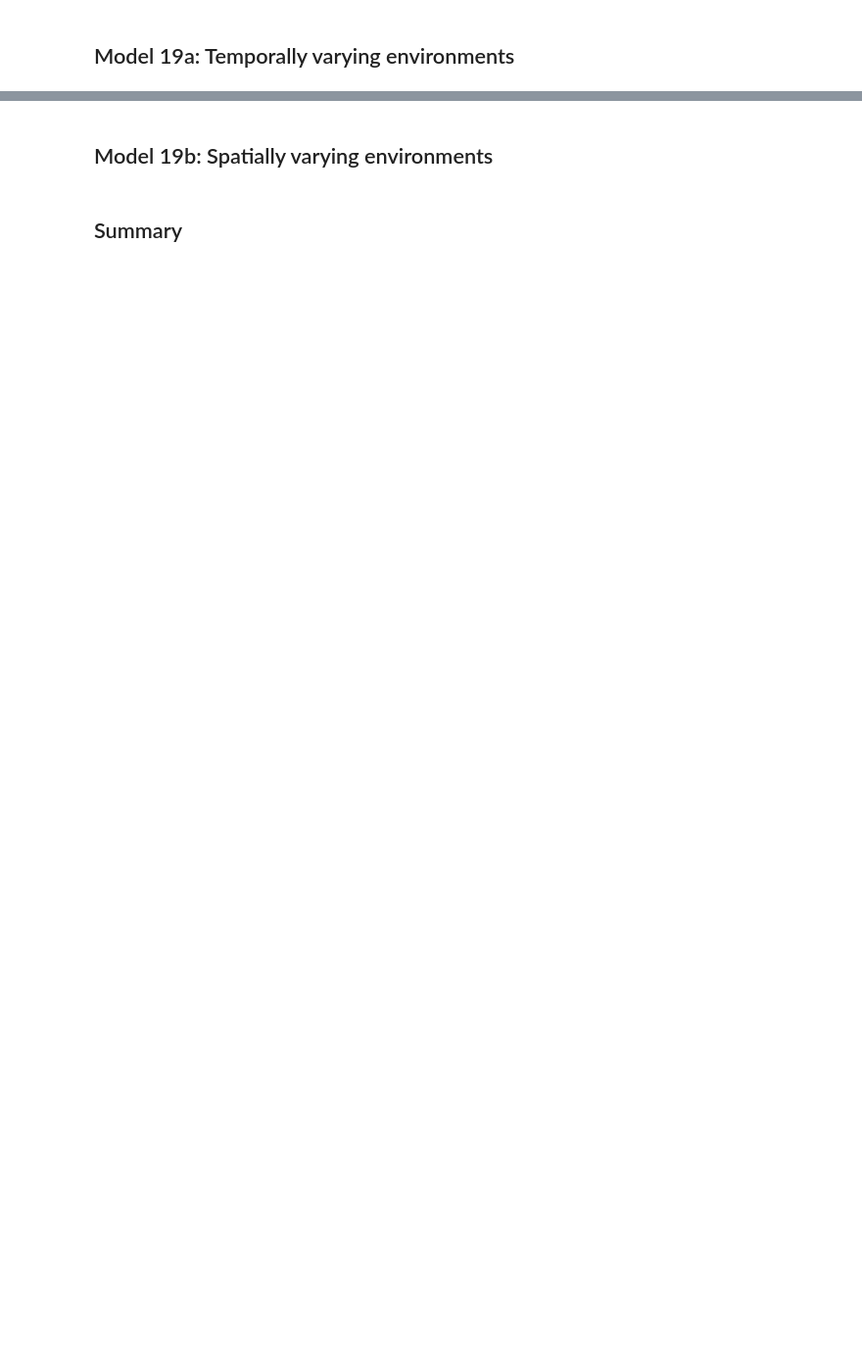
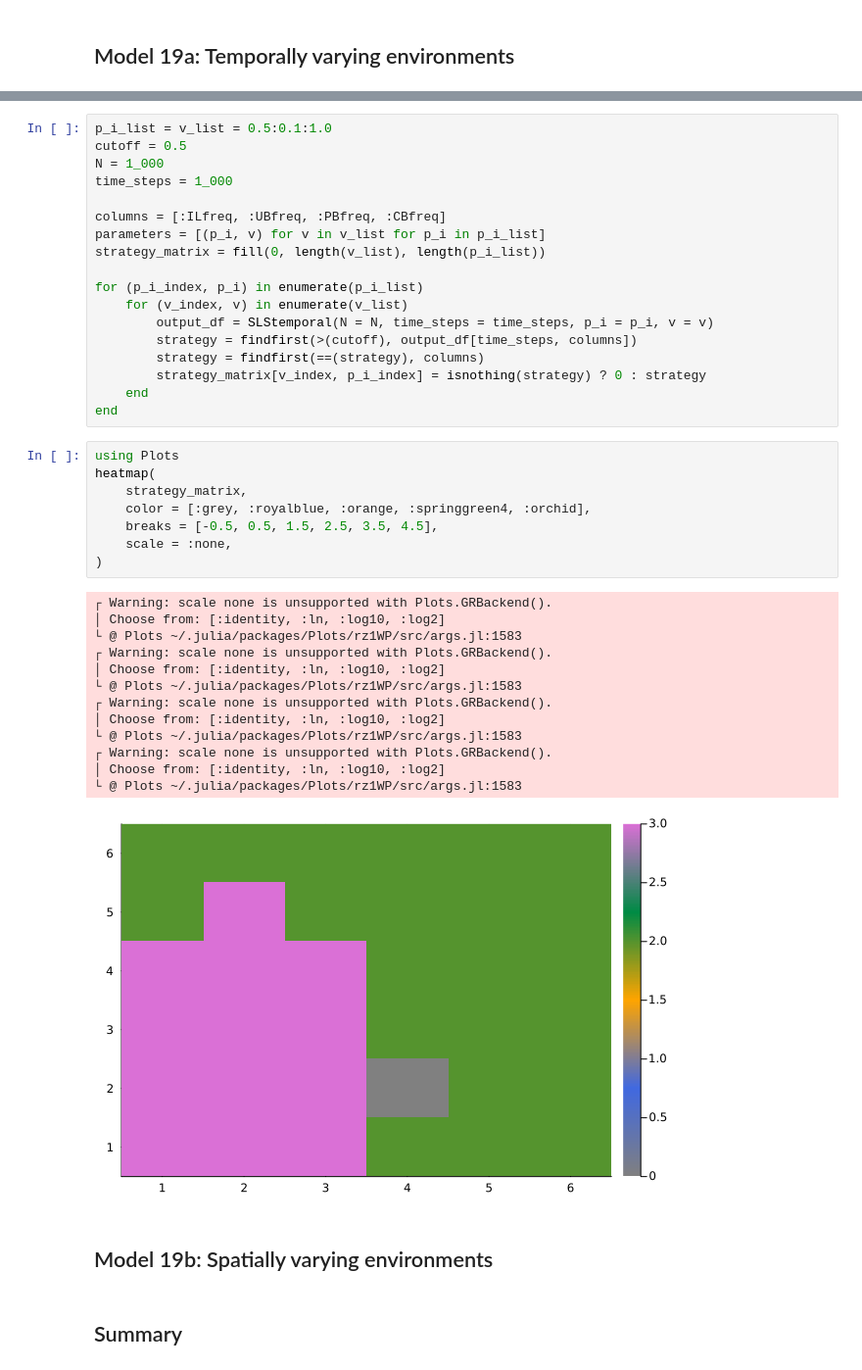
Before and after one commit to mas178/social-simulation, a Jupyter notebook: Mesoudi2021/model19_the_evolution_of_social_learning_strategies.ipynb, the cells around one changed output, grey strips where cells are left out. Shown at 98% size. Cells and saved outputs as stored; diff of their text form; blank space fills up the shorter version.

```diff
--- a/Mesoudi2021/model19_the_evolution_of_social_learning_strategies.ipynb
+++ b/Mesoudi2021/model19_the_evolution_of_social_learning_strategies.ipynb
@@ -66,3 +68,43 @@ end;
+# %%
+p_i_list = v_list = 0.5:0.1:1.0
+cutoff = 0.5
+N = 1_000
+time_steps = 1_000
+
+columns = [:ILfreq, :UBfreq, :PBfreq, :CBfreq]
+parameters = [(p_i, v) for v in v_list for p_i in p_i_list]
+strategy_matrix = fill(0, length(v_list), length(p_i_list))
+
+for (p_i_index, p_i) in enumerate(p_i_list)
+    for (v_index, v) in enumerate(v_list)
+        output_df = SLStemporal(N = N, time_steps = time_steps, p_i = p_i, v = v)
+        strategy = findfirst(>(cutoff), output_df[time_steps, columns])
+        strategy = findfirst(==(strategy), columns)
+        strategy_matrix[v_index, p_i_index] = isnothing(strategy) ? 0 : strategy
+    end
+end
+# %%
+using Plots
+heatmap(
+    strategy_matrix,
+    color = [:grey, :royalblue, :orange, :springgreen4, :orchid],
+    breaks = [-0.5, 0.5, 1.5, 2.5, 3.5, 4.5],
+    scale = :none,
+)
+# %% [output]
+┌ Warning: scale none is unsupported with Plots.GRBackend().
+│ Choose from: [:identity, :ln, :log10, :log2]
+└ @ Plots ~/.julia/packages/Plots/rz1WP/src/args.jl:1583
+┌ Warning: scale none is unsupported with Plots.GRBackend().
+│ Choose from: [:identity, :ln, :log10, :log2]
+└ @ Plots ~/.julia/packages/Plots/rz1WP/src/args.jl:1583
+┌ Warning: scale none is unsupported with Plots.GRBackend().
+│ Choose from: [:identity, :ln, :log10, :log2]
+└ @ Plots ~/.julia/packages/Plots/rz1WP/src/args.jl:1583
+┌ Warning: scale none is unsupported with Plots.GRBackend().
+│ Choose from: [:identity, :ln, :log10, :log2]
+└ @ Plots ~/.julia/packages/Plots/rz1WP/src/args.jl:1583
+[figure, added]
 # %% [markdown]
 ## Model 19b: Spatially varying environments
 # %% [markdown]
```
Also changed, not shown: parts of 4 cells of this notebook, 3 other files.
